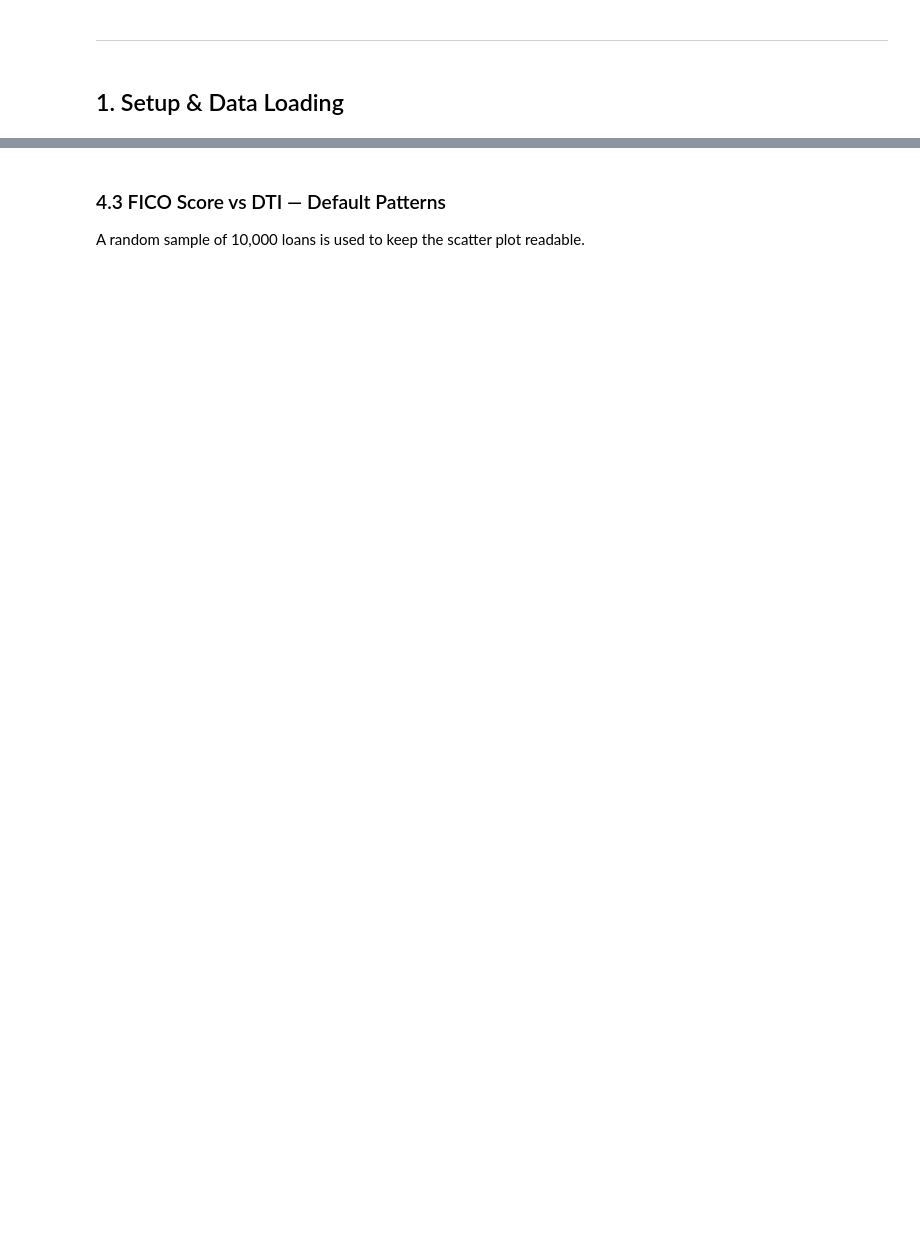
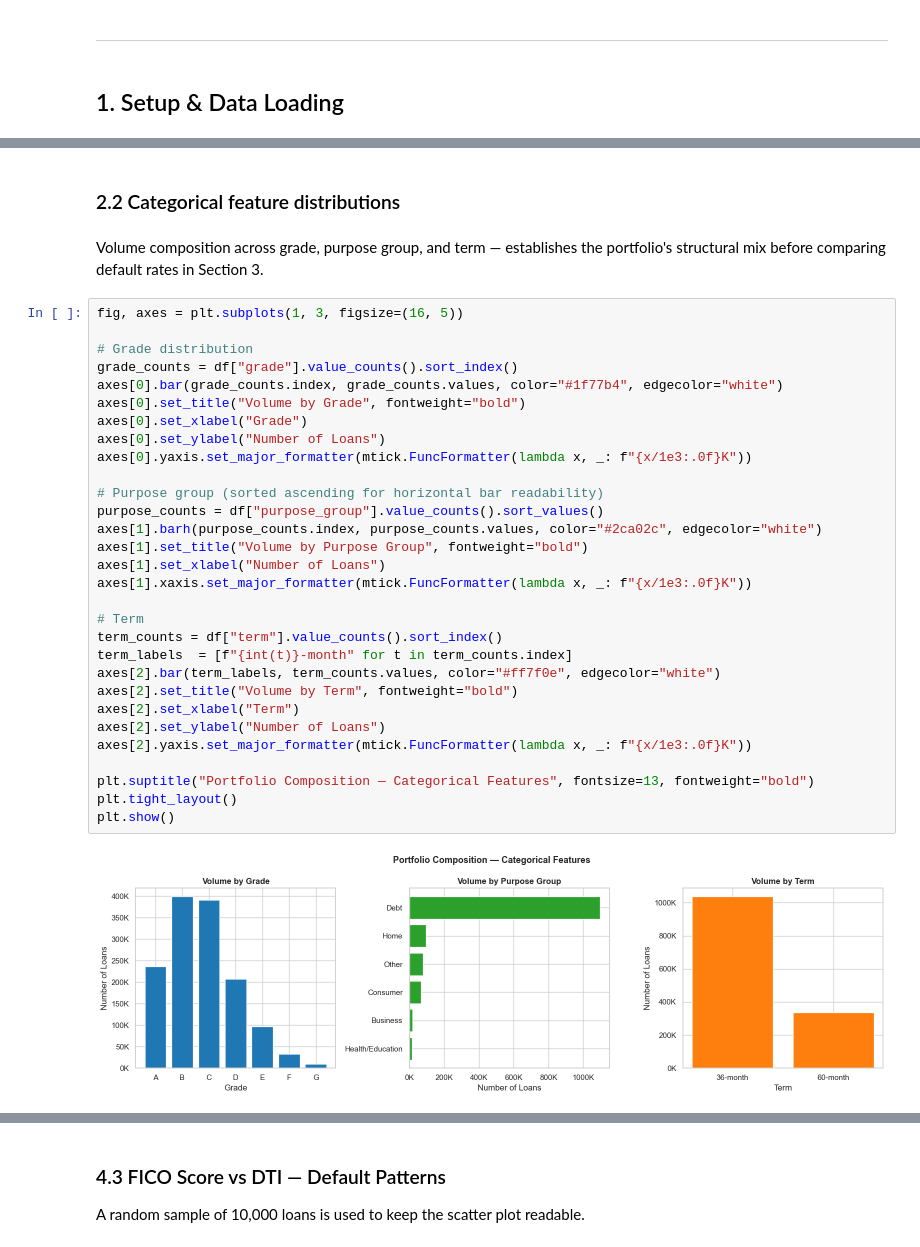
Before and after one commit to diegogomez040/Financial-risk-club-lending, a Jupyter notebook: notebooks/03_eda.ipynb, the cells around one changed output, grey strips where cells are left out. Saved outputs shown, nothing was run; the diff lists cells and outputs as text; blank space fills up the shorter version.

```diff
--- a/notebooks/03_eda.ipynb
+++ b/notebooks/03_eda.ipynb
@@ -49,0 +85,36 @@ Distribution of the core numeric features — understanding the shape of the dat
+# %% [markdown]
+### 2.2 Categorical feature distributions
+# %% [markdown]
+Volume composition across grade, purpose group, and term — establishes the portfolio's structural mix before comparing default rates in Section 3.
+# %%
+fig, axes = plt.subplots(1, 3, figsize=(16, 5))
+
+# Grade distribution
+grade_counts = df["grade"].value_counts().sort_index()
+axes[0].bar(grade_counts.index, grade_counts.values, color="#1f77b4", edgecolor="white")
+axes[0].set_title("Volume by Grade", fontweight="bold")
+axes[0].set_xlabel("Grade")
+axes[0].set_ylabel("Number of Loans")
+axes[0].yaxis.set_major_formatter(mtick.FuncFormatter(lambda x, _: f"{x/1e3:.0f}K"))
+
+# Purpose group (sorted ascending for horizontal bar readability)
+purpose_counts = df["purpose_group"].value_counts().sort_values()
+axes[1].barh(purpose_counts.index, purpose_counts.values, color="#2ca02c", edgecolor="white")
+axes[1].set_title("Volume by Purpose Group", fontweight="bold")
+axes[1].set_xlabel("Number of Loans")
+axes[1].xaxis.set_major_formatter(mtick.FuncFormatter(lambda x, _: f"{x/1e3:.0f}K"))
+
+# Term
+term_counts = df["term"].value_counts().sort_index()
+term_labels  = [f"{int(t)}-month" for t in term_counts.index]
+axes[2].bar(term_labels, term_counts.values, color="#ff7f0e", edgecolor="white")
+axes[2].set_title("Volume by Term", fontweight="bold")
+axes[2].set_xlabel("Term")
+axes[2].set_ylabel("Number of Loans")
+axes[2].yaxis.set_major_formatter(mtick.FuncFormatter(lambda x, _: f"{x/1e3:.0f}K"))
+
+plt.suptitle("Portfolio Composition — Categorical Features", fontsize=13, fontweight="bold")
+plt.tight_layout()
+plt.show()
+# %% [output]
+[figure, added]
```
Also changed, not shown: parts of 60 cells of this notebook, 1 other file.
